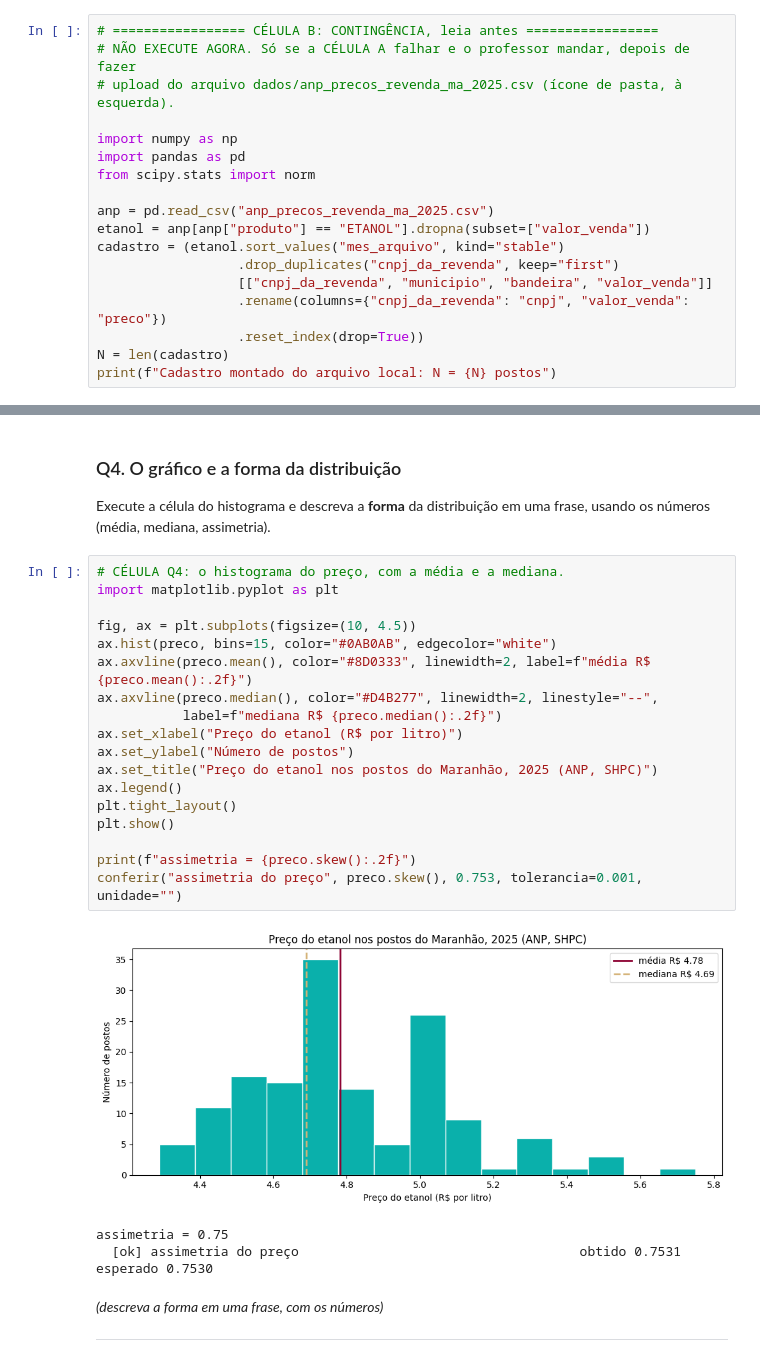
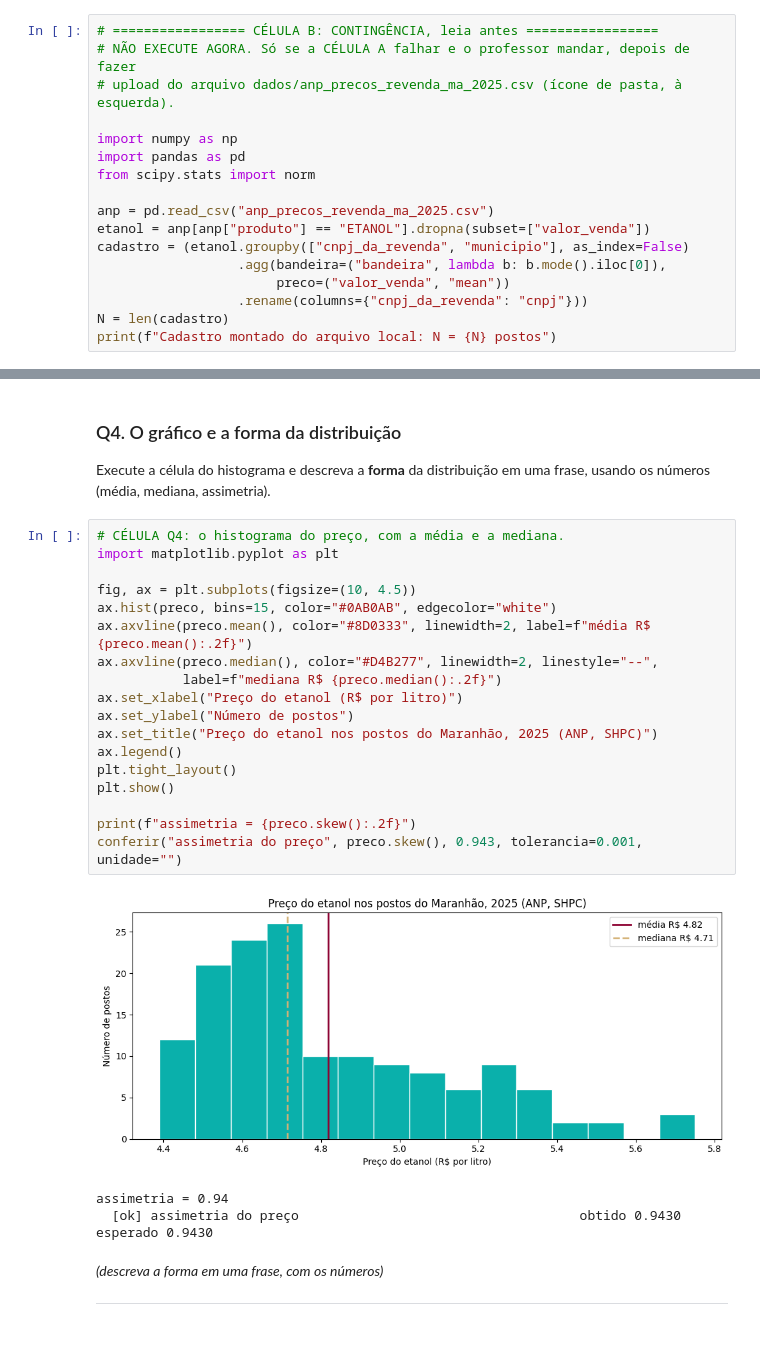
Before and after one commit to tadeugomes/metodos-pesquisa-quantitativa, a Jupyter notebook: notebooks/encontro-09/encontro09.ipynb, the cells around one changed output, grey strips where cells are left out. Cells and saved outputs as stored; diff of their text form.

```diff
--- a/notebooks/encontro-09/encontro09.ipynb
+++ b/notebooks/encontro-09/encontro09.ipynb
@@ -175,11 +174,10 @@ from scipy.stats import norm
 
 anp = pd.read_csv("anp_precos_revenda_ma_2025.csv")
 etanol = anp[anp["produto"] == "ETANOL"].dropna(subset=["valor_venda"])
-cadastro = (etanol.sort_values("mes_arquivo", kind="stable")
-                  .drop_duplicates("cnpj_da_revenda", keep="first")
-                  [["cnpj_da_revenda", "municipio", "bandeira", "valor_venda"]]
-                  .rename(columns={"cnpj_da_revenda": "cnpj", "valor_venda": "preco"})
-                  .reset_index(drop=True))
+cadastro = (etanol.groupby(["cnpj_da_revenda", "municipio"], as_index=False)
+                  .agg(bandeira=("bandeira", lambda b: b.mode().iloc[0]),
+                       preco=("valor_venda", "mean"))
+                  .rename(columns={"cnpj_da_revenda": "cnpj"}))
 N = len(cadastro)
 print(f"Cadastro montado do arquivo local: N = {N} postos")
 # %% [markdown]
@@ -329,25 +327,25 @@ os números (média, mediana, assimetria).
 # %%
 # CÉLULA Q4: o histograma do preço, com a média e a mediana.
 import matplotlib.pyplot as plt
 
 fig, ax = plt.subplots(figsize=(10, 4.5))
 ax.hist(preco, bins=15, color="#0AB0AB", edgecolor="white")
 ax.axvline(preco.mean(), color="#8D0333", linewidth=2, label=f"média R$ {preco.mean():.2f}")
 ax.axvline(preco.median(), color="#D4B277", linewidth=2, linestyle="--",
            label=f"mediana R$ {preco.median():.2f}")
 ax.set_xlabel("Preço do etanol (R$ por litro)")
 ax.set_ylabel("Número de postos")
 ax.set_title("Preço do etanol nos postos do Maranhão, 2025 (ANP, SHPC)")
 ax.legend()
 plt.tight_layout()
 plt.show()
 
 print(f"assimetria = {preco.skew():.2f}")
-conferir("assimetria do preço", preco.skew(), 0.753, tolerancia=0.001, unidade="")
+conferir("assimetria do preço", preco.skew(), 0.943, tolerancia=0.001, unidade="")
 # %% [output]
-[figure, old version]
+[figure, new version]
-assimetria = 0.75
-  [ok] assimetria do preço                                    obtido 0.7531    esperado 0.7530
+assimetria = 0.94
+  [ok] assimetria do preço                                    obtido 0.9430    esperado 0.9430
 # %% [markdown]
 _(descreva a forma em uma frase, com os números)_
 
```
Also changed, not shown: parts of 12 cells of this notebook, 42 other files.
